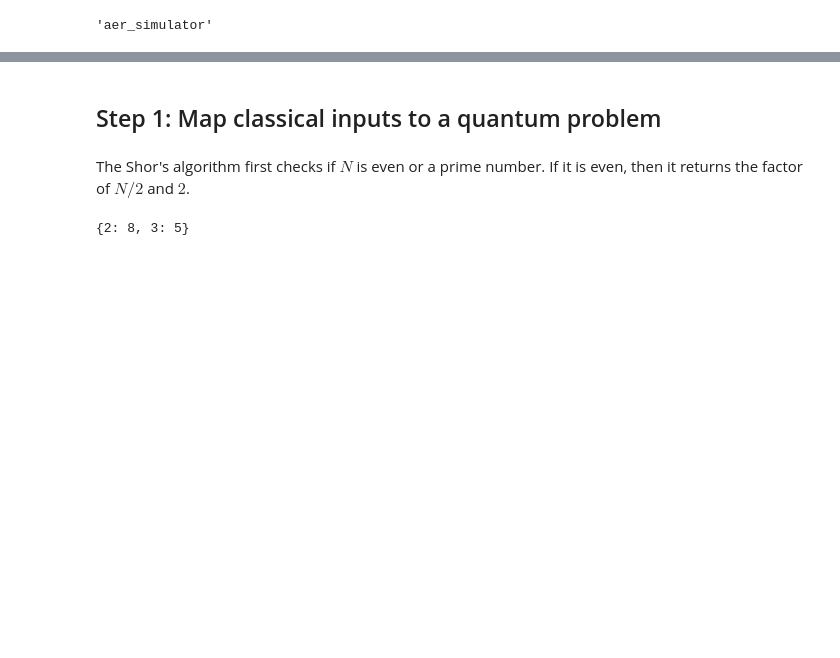
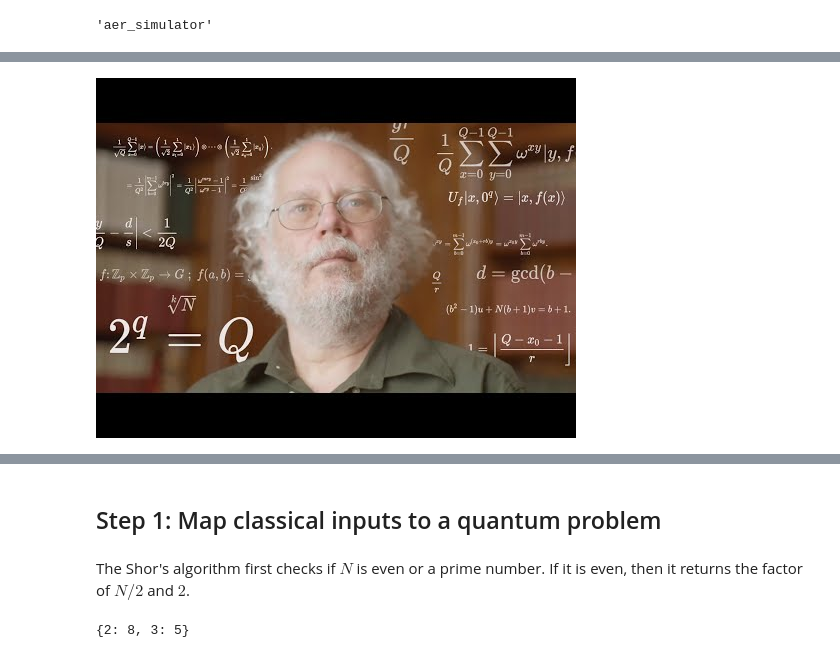
Before and after one commit to Nihar-Shah2001/Quantum_Computing_Notes, a Jupyter notebook: Notes/codes/Shor's algorithm.ipynb, the cells around one changed output, grey strips where cells are left out. Drawn from its saved outputs; the diff is of its cells as text; code cells hidden in the pictures; blank space fills up the shorter version.

```diff
--- a/Notes/codes/Shor's algorithm.ipynb
+++ b/Notes/codes/Shor's algorithm.ipynb
@@ -50,0 +89,4 @@ a=np.random.randint(1,N)
+# %%
+YouTubeVideo('6qD9XElTpCE')
+# %% [output]
+[figure, added]
```
Also changed, not shown: parts of 21 cells of this notebook, 2 other files.
